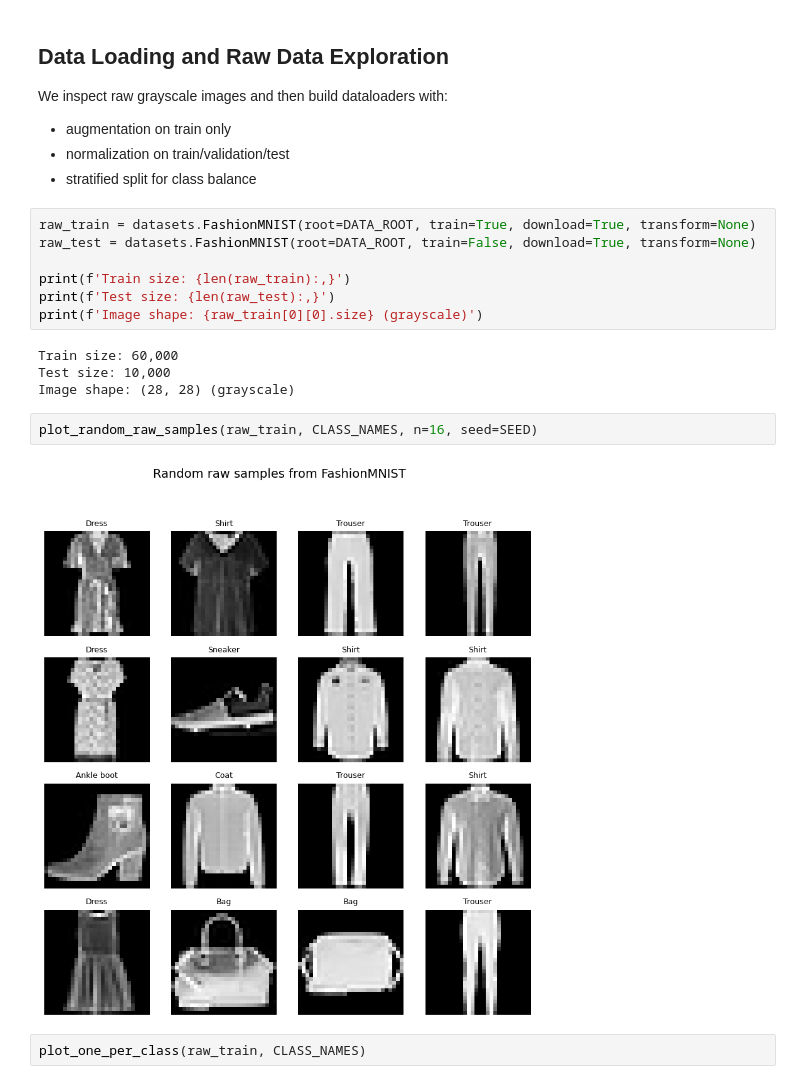
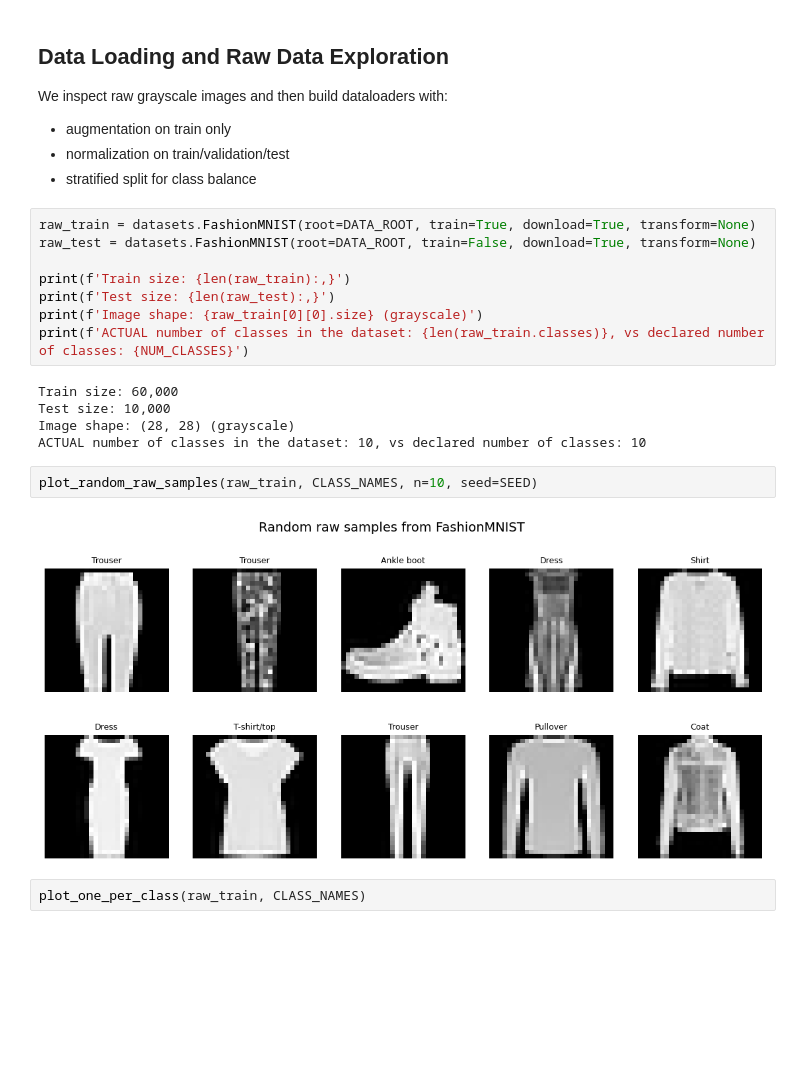
Before and after one commit to guill-mr/DL_TA_Sessions, a Jupyter notebook: session_2/TA2_CNNs.ipynb, the cells around one changed output. Drawn from its saved outputs; the diff is of its cells as text; blank space fills up the shorter version.

```diff
--- a/session_2/TA2_CNNs.ipynb
+++ b/session_2/TA2_CNNs.ipynb
@@ -102,14 +112,16 @@ raw_test = datasets.FashionMNIST(root=DATA_ROOT, train=False, download=True, tra
 print(f'Train size: {len(raw_train):,}')
 print(f'Test size: {len(raw_test):,}')
 print(f'Image shape: {raw_train[0][0].size} (grayscale)')
+print(f'ACTUAL number of classes in the dataset: {len(raw_train.classes)}, vs declared number of classes: {NUM_CLASSES}')
 # %% [output]
 Train size: 60,000
 Test size: 10,000
 Image shape: (28, 28) (grayscale)
+ACTUAL number of classes in the dataset: 10, vs declared number of classes: 10
 # %%
-plot_random_raw_samples(raw_train, CLASS_NAMES, n=16, seed=SEED)
+plot_random_raw_samples(raw_train, CLASS_NAMES, n=10, seed=SEED)
 # %% [output]
-[figure, old version]
+[figure, new version]
 # %%
 plot_one_per_class(raw_train, CLASS_NAMES)
 # %% [output]
```
Also changed, not shown: parts of 25 cells of this notebook, 5 other files.
